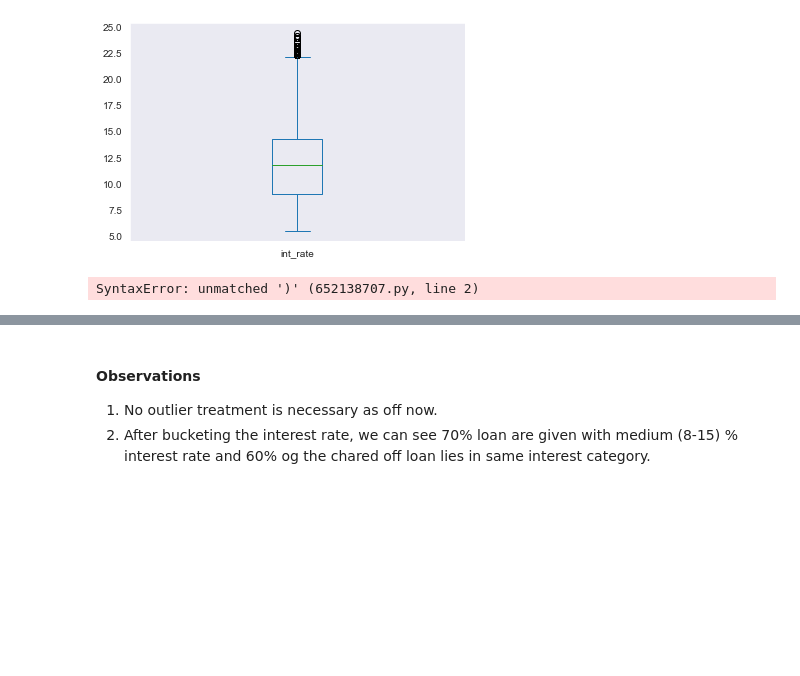
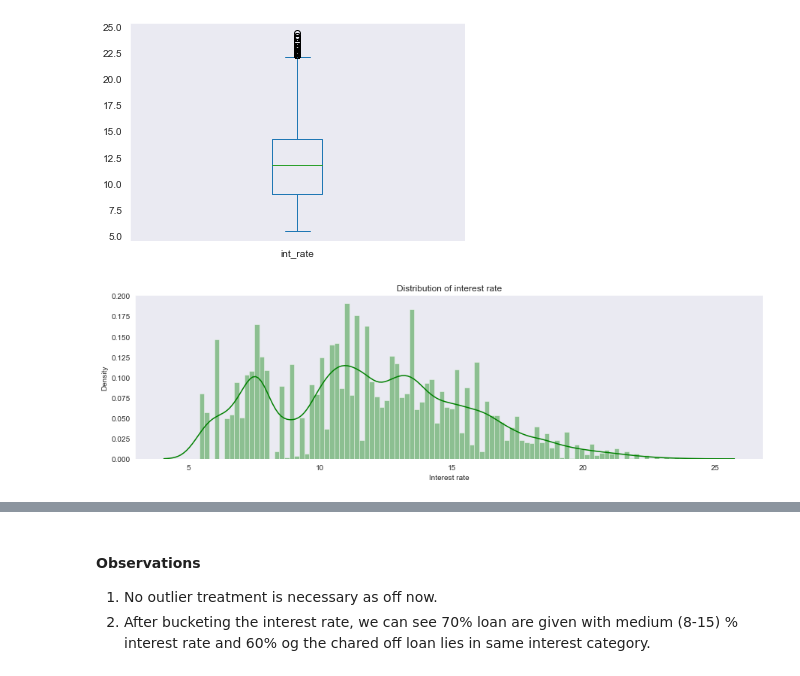
Before and after one commit to sandipanp/lending_club_case_study, a Jupyter notebook: ML_C43_Sandipan_Pramanik.ipynb, the cells around one changed output, grey strips where cells are left out. Drawn from its saved outputs; the diff is of its cells as text; code cells hidden in the pictures; blank space fills up the shorter version.

```diff
--- a/ML_C43_Sandipan_Pramanik.ipynb
+++ b/ML_C43_Sandipan_Pramanik.ipynb
@@ -459,14 +462,14 @@ plt.show()
 [figure]
 # %%
 # Checking the distribution of interest rate charged
-plt.figure(figsize=(15,4)))
+plt.figure(figsize=(15,4))
 sns.set_style("dark")
 sns.distplot(loan.int_rate,  bins=100,color="g")
 plt.title("Distribution of interest rate", fontsize=12)
 plt.xlabel("Interest rate")
 plt.show()
 # %% [output]
-SyntaxError: unmatched ')' (652138707.py, line 2)
+[figure, added]
 # %%
 #Bucketing of interest rate
 interest_slab = (0,7, 15,30)
```
Also changed, not shown: parts of 50 cells of this notebook.
